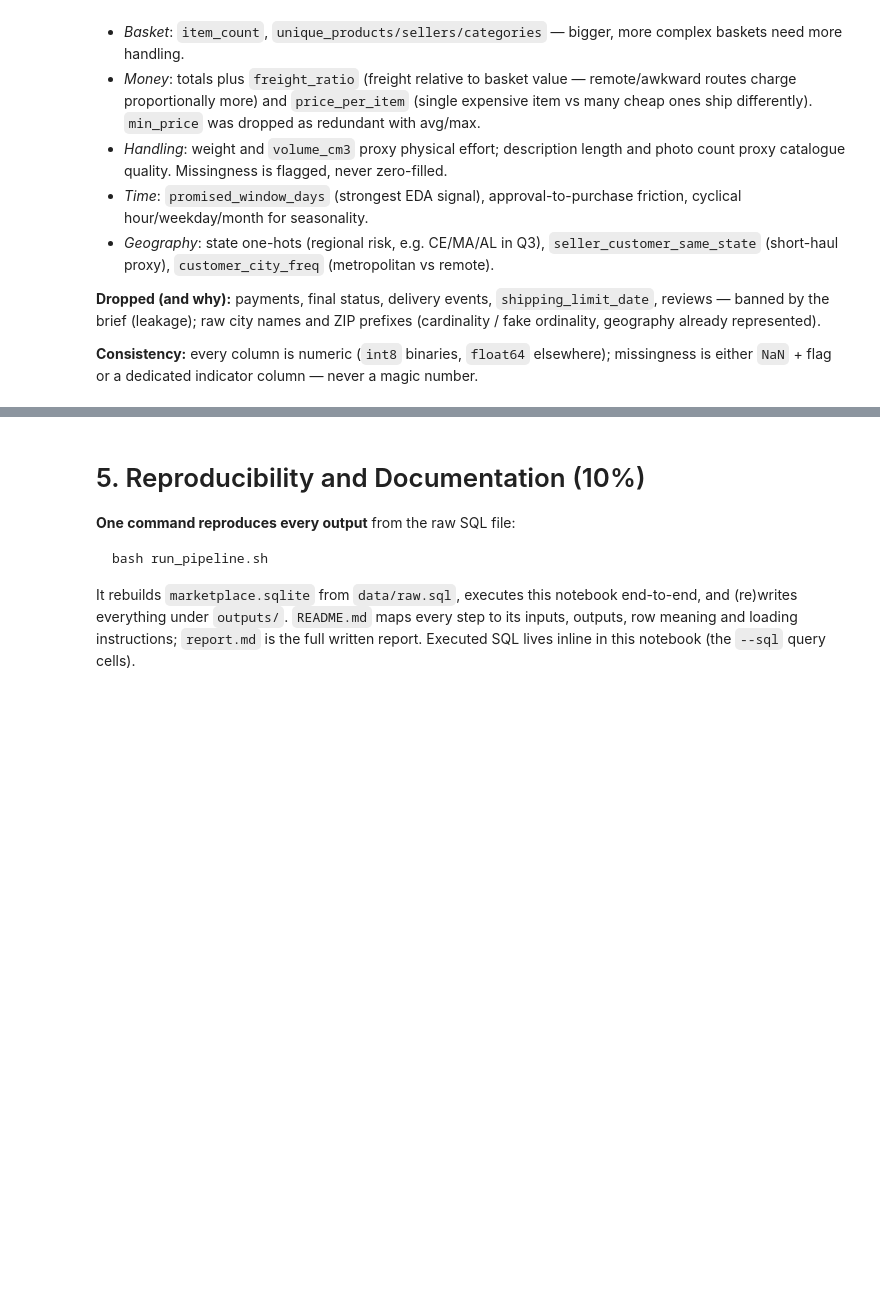
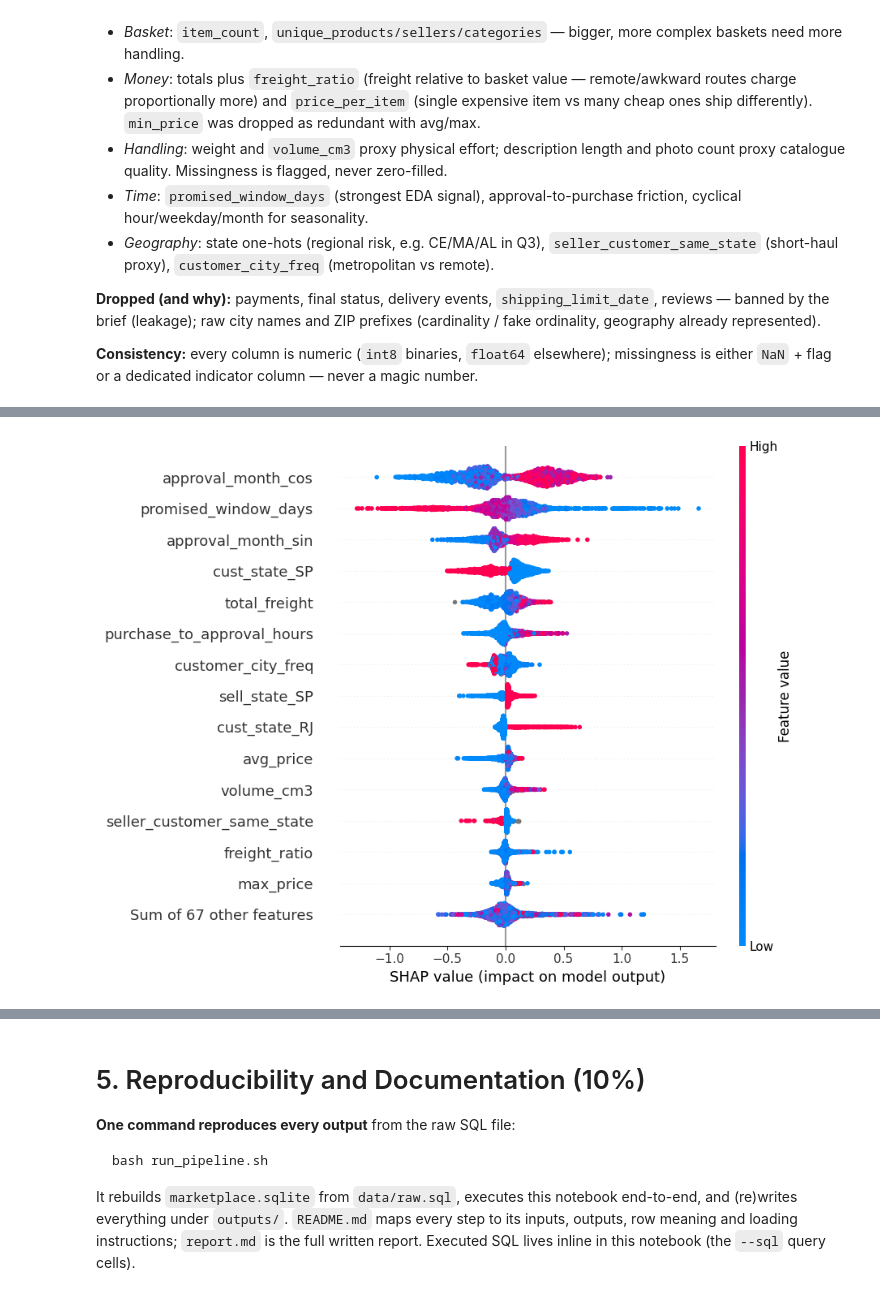
Before and after one commit to faizr206/Assignment1_DataEngineering, a Jupyter notebook: notebook.ipynb, the cells around one changed output, grey strips where cells are left out. Drawn from its saved outputs; the diff is of its cells as text; code cells hidden in the pictures; blank space fills up the shorter version.

```diff
--- a/notebook.ipynb
+++ b/notebook.ipynb
@@ -2047,0 +2059,76 @@ summary -> outputs/features_summary.json
+# %%
+# 4.7 SHAP sanity check: train a quick leakage-free model and attribute its predictions
+import time
+import warnings
+warnings.filterwarnings("ignore", message="IProgress not found")  # tqdm widget noise, analysis unaffected
+import shap
+from sklearn.ensemble import HistGradientBoostingClassifier
+from sklearn.model_selection import StratifiedKFold, cross_val_score
+
+shap_start = time.perf_counter()
+
+# model-ready matrix: exactly features.csv joined to labels.csv (inner join on order_id)
+labelled = feature_table.join(labels, how="inner").dropna(subset=["delivered_after_estimate"])
+X_lab = labelled.drop(columns="delivered_after_estimate")
+y_lab = labelled["delivered_after_estimate"].astype(int)
+
+# honest out-of-sample score: stratified 5-fold CV (late rate ~6.8%, so AUC not accuracy)
+clf = HistGradientBoostingClassifier(max_iter=200, learning_rate=0.06, max_depth=6, random_state=42)
+cv_auc = cross_val_score(clf, X_lab, y_lab, cv=StratifiedKFold(5, shuffle=True, random_state=42),
+                         scoring="roc_auc", n_jobs=-1)
+clf.fit(X_lab, y_lab)   # NaN handled natively -> the table's missingness is used, not filled
+
+# Shapley values on a fixed random sample (tree explainer = exact for this model class)
+explainer = shap.TreeExplainer(clf)
+X_sample = X_lab.sample(min(3000, len(X_lab)), random_state=42)
+shap_values = explainer(X_sample)
+mean_abs_shap = pd.Series(np.abs(shap_values.values).mean(axis=0),
+                          index=X_lab.columns, name="mean_abs_shap").sort_values(ascending=False)
+
+# persist: per-feature importance, the beeswarm figure, and a machine-readable summary
+importance_df = mean_abs_shap.reset_index().rename(columns={"index": "feature"})
+importance_df.insert(0, "rank", np.arange(1, len(importance_df) + 1))
+importance_df.to_csv(out_dir / "shap_importance.csv", index=False)
+
+shap_summary = {
+    "purpose": "sanity check of the leakage-free feature table (not a deliverable model)",
+    "model": "HistGradientBoostingClassifier(max_iter=200, learning_rate=0.06, max_depth=6)",
+    "n_labelled_orders": int(len(y_lab)),
+    "late_rate": round(float(y_lab.mean()), 4),
+    "cv_roc_auc_mean": round(float(cv_auc.mean()), 4),
+    "cv_roc_auc_std": round(float(cv_auc.std()), 4),
+    "shap_sample_orders": int(len(X_sample)),
+    "runtime_s": round(time.perf_counter() - shap_start, 2),
+    "top10_features": [
+        {"rank": i + 1, "feature": f, "mean_abs_shap": round(float(v), 5)}
+        for i, (f, v) in enumerate(mean_abs_shap.head(10).items())
+    ],
+}
+(out_dir / "shap_summary.json").write_text(json.dumps(shap_summary, indent=2))
+
+# chart data for the report figure: per-order Shapley values of the top-10
+# features, every 3rd order of the 3,000-order sample (1,000 points each)
+pos = {c: i for i, c in enumerate(X_lab.columns)}
+sub = slice(None, None, 3)
+bee = pd.concat(
+    [pd.DataFrame({"feature": f,
+                   "feature_value": X_sample[f].to_numpy(float)[sub],
+                   "shap_value": shap_values.values[:, pos[f]][sub]})
+     for f in mean_abs_shap.head(10).index], ignore_index=True)
+chart_dir = out_dir / "chart_data"
+chart_dir.mkdir(exist_ok=True)
+bee.to_csv(chart_dir / "shap_beeswarm.csv", index=False)
+
+shap.plots.beeswarm(shap_values, max_display=15, show=False)
+plt.gcf().set_size_inches(9, 7)
+plt.tight_layout()
+plt.gcf().savefig(out_dir / "shap_beeswarm.png", dpi=150, bbox_inches="tight")
+plt.show()
+
+print(f"5-fold CV ROC AUC: {cv_auc.mean():.3f} +/- {cv_auc.std():.3f} "
+      f"({len(y_lab):,} labelled orders, late rate {y_lab.mean():.1%})")
+print("\nTop 15 features by mean |SHAP|:")
+print(mean_abs_shap.head(15).round(4).to_string())
+print("\nsaved: outputs/shap_importance.csv, outputs/shap_beeswarm.png, outputs/shap_summary.json")
+# %% [output]
+[figure, added]
```
Also changed, not shown: parts of 6 cells of this notebook, 11 other files.
